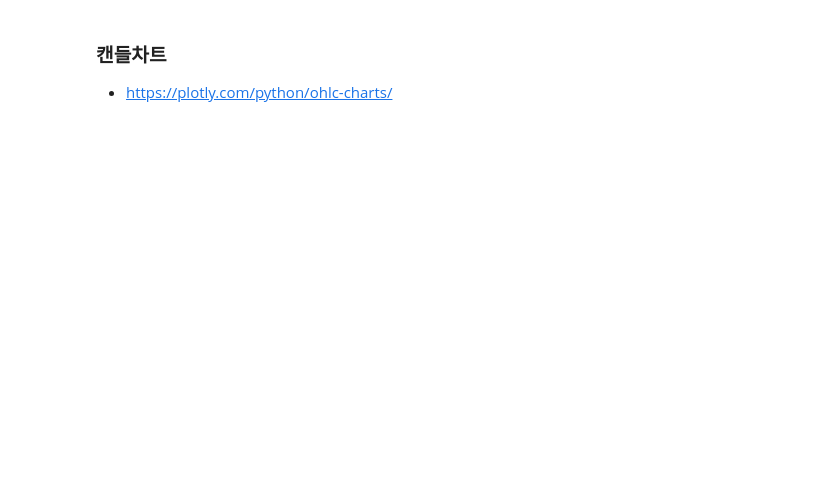
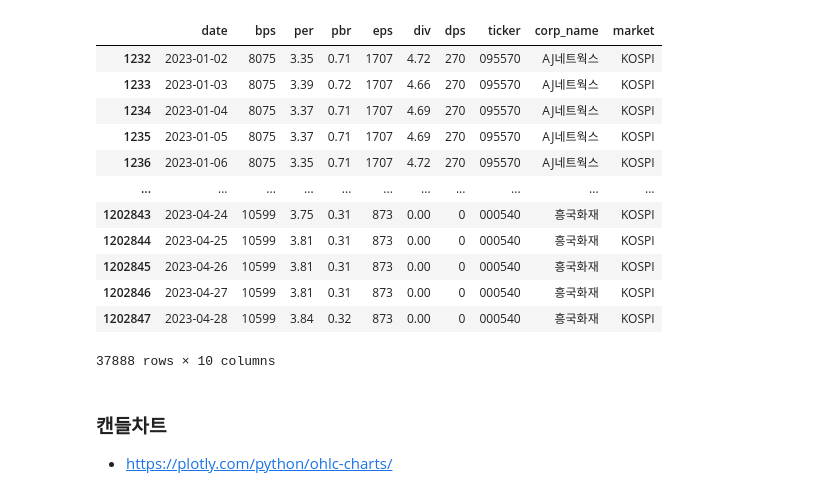
Before and after one commit to Unfinishedgod/finance_mlops, a Jupyter notebook: jupyter/vis.ipynb, the cells around one changed output. Cells and saved outputs as stored; diff of their text form; code cells hidden in the pictures; blank space fills up the shorter version.

```diff
--- a/jupyter/vis.ipynb
+++ b/jupyter/vis.ipynb
@@ -23,3 +23,30 @@ df1 = kor_stock_ohlcv[kor_stock_ohlcv['date'] == '2023-07-21']
 df1 = pd.merge(df1, kor_ticker_list,
         on = 'ticker',
         how = 'left')
+# %%
+kor_stock_fundamental = pd.read_csv('data_crawler/kor_stock_fundamental.csv', dtype = {'ticker':object})
+# %%
+kor_stock_fundamental1 = pd.merge(kor_stock_fundamental, kor_ticker_list,
+        on = 'ticker',
+        how = 'left')
+# %%
+kor_stock_fundamental1[
+    (kor_stock_fundamental1['per'] > 2.5) &
+    (kor_stock_fundamental1['per'] < 10) &
+    (kor_stock_fundamental1['date'] > '2023-01-01') &
+    (kor_stock_fundamental1['market'] == 'KOSPI')
+]
+# %% [output]
+|  | date | bps | per | pbr | eps | div | dps | ticker | corp_name | market |
+| 1232 | 2023-01-02 | 8075 | 3.35 | 0.71 | 1707 | 4.72 | 270 | 095570 | AJ네트웍스 | KOSPI |
+| 1233 | 2023-01-03 | 8075 | 3.39 | 0.72 | 1707 | 4.66 | 270 | 095570 | AJ네트웍스 | KOSPI |
+| 1234 | 2023-01-04 | 8075 | 3.37 | 0.71 | 1707 | 4.69 | 270 | 095570 | AJ네트웍스 | KOSPI |
+| 1235 | 2023-01-05 | 8075 | 3.37 | 0.71 | 1707 | 4.69 | 270 | 095570 | AJ네트웍스 | KOSPI |
+| 1236 | 2023-01-06 | 8075 | 3.35 | 0.71 | 1707 | 4.72 | 270 | 095570 | AJ네트웍스 | KOSPI |
+| ... | ... | ... | ... | ... | ... | ... | ... | ... | ... | ... |
+| 1202843 | 2023-04-24 | 10599 | 3.75 | 0.31 | 873 | 0.00 | 0 | 000540 | 흥국화재 | KOSPI |
+| 1202844 | 2023-04-25 | 10599 | 3.81 | 0.31 | 873 | 0.00 | 0 | 000540 | 흥국화재 | KOSPI |
+| 1202845 | 2023-04-26 | 10599 | 3.81 | 0.31 | 873 | 0.00 | 0 | 000540 | 흥국화재 | KOSPI |
+| 1202846 | 2023-04-27 | 10599 | 3.81 | 0.31 | 873 | 0.00 | 0 | 000540 | 흥국화재 | KOSPI |
+| 1202847 | 2023-04-28 | 10599 | 3.84 | 0.32 | 873 | 0.00 | 0 | 000540 | 흥국화재 | KOSPI |
+37888 rows × 10 columns
```
Also changed, not shown: parts of 7 cells of this notebook, 2 other files.
